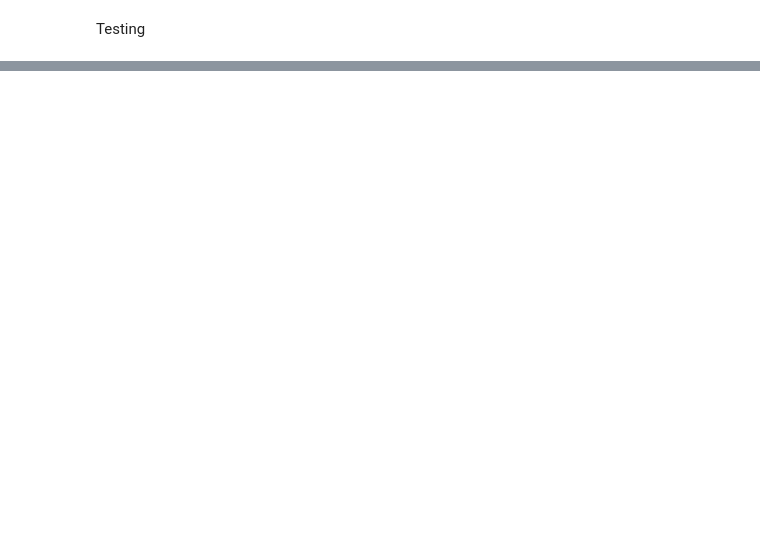
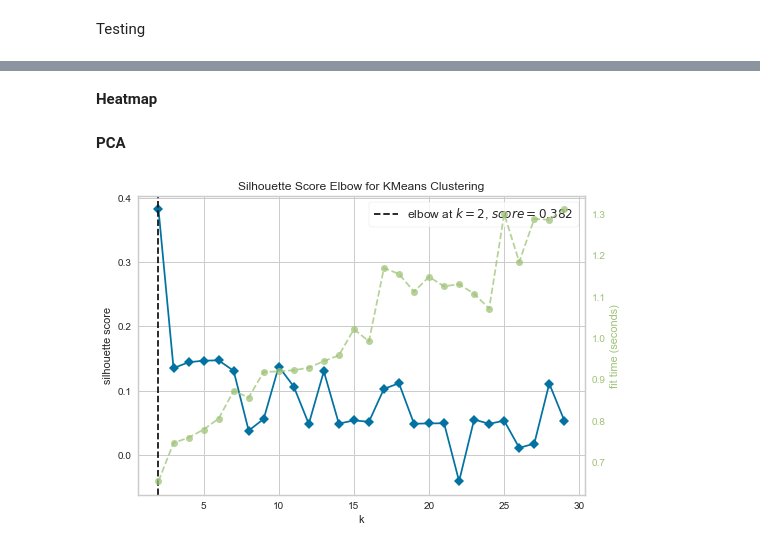
Before and after one commit to ray2g/Data-Mining-Projects, a Jupyter notebook: Project/project_script.ipynb, the cells around one changed output, grey strips where cells are left out. Drawn from its saved outputs; the diff is of its cells as text; code cells hidden in the pictures; blank space fills up the shorter version.

Commit message:
finish a.rules, heatmap, pca, cluster

```diff
--- a/Project/project_script.ipynb
+++ b/Project/project_script.ipynb
@@ -182,0 +359,2 @@ Top 10 rules with greater support:
+# %%
+biotargets_df.replace({False: 0, True: 1}, inplace=True)
@@ -182,0 +372,2 @@ Top 10 rules with greater support:
+# %% [markdown]
+**Heatmap**
@@ -182,0 +383,13 @@ Top 10 rules with greater support:
+# %% [markdown]
+**PCA**
+# %%
+def elbow_knee(data, model, K):
+    # Instantiate the clustering model and visualizer
+    visualizer = KElbowVisualizer(model, metric='silhouette', k=(2, K))
+
+    visualizer.fit(data)        # Fit the data to the visualizer
+    visualizer.show()
+# %%
+elbow_knee(biotargets_df, KMeans(), 30)
+# %% [output]
+[figure, added]
```
Also changed, not shown: parts of 66 cells of this notebook.
